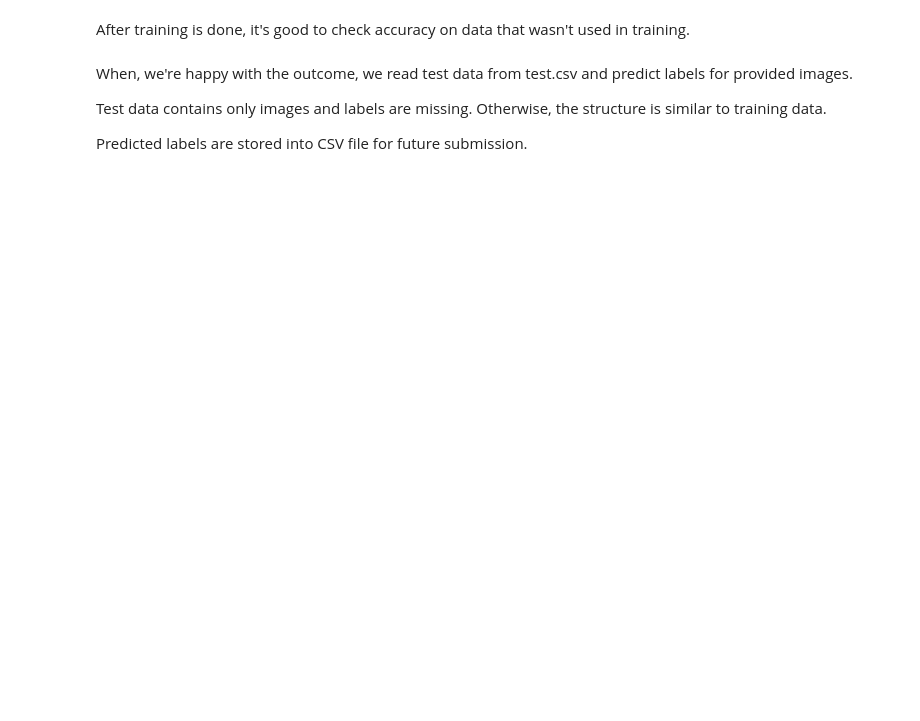
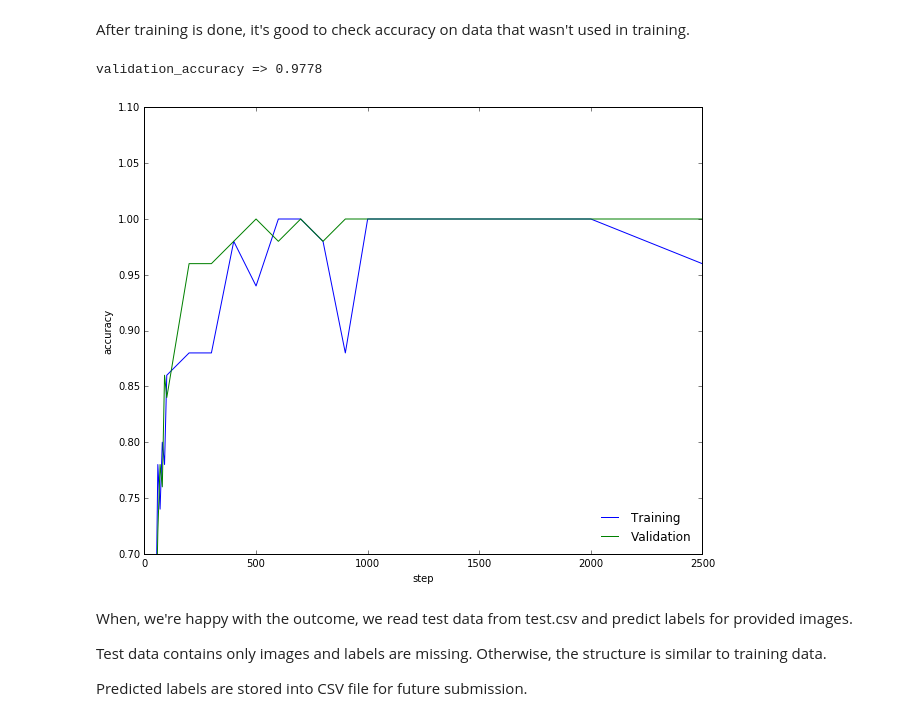
Before and after one commit to rsouza/MMD, a Jupyter notebook: notebooks/Ex02_Kaggle_Digits_Image_Processing.ipynb, the cells around one changed output. Cells and saved outputs as stored; diff of their text form; code cells hidden in the pictures; blank space fills up the shorter version.

```diff
--- a/notebooks/Ex02_Kaggle_Digits_Image_Processing.ipynb
+++ b/notebooks/Ex02_Kaggle_Digits_Image_Processing.ipynb
@@ -204,10 +214,7 @@ DROPOUT = 0.5
 BATCH_SIZE = 50
 
 # set to 0 to train on all available data
-VALIDATION_SIZE = X_testcv.shape[0]
-
-# image number to output
-IMAGE_TO_DISPLAY = 10
+VALIDATION_SIZE = X_test.shape[0]
 # %% [markdown]
 For most classification problems "one-hot vectors" are used. A one-hot vector is a vector that contains a single element equal to 1 and the rest of the elements equal to 0. In this case, the nth digit is represented as a zero vector with 1 in the nth position.
 # %%
@@ -245,0 +242,16 @@ print('validation_images({0[0]},{0[1]})'.format(validation_images.shape))
+# %%
+# split data into training & validation
+#validation_images = images[:VALIDATION_SIZE]
+#validation_labels = labels[:VALIDATION_SIZE]
+#train_images = images[VALIDATION_SIZE:]
+#train_labels = labels[VALIDATION_SIZE:]
+
+
+X_train, X_test, y_train, y_test = cross_validation.train_test_split(images,
+                                                                     labels,
+                                                                     test_size=0.4,
+                                                                     random_state=0)
+print('train images({0[0]},{0[1]})'.format(X_train.shape))
+print('validation images({0[0]},{0[1]})'.format(X_test.shape))
+print('train labels({})'.format(y_train.shape))
+print('validation labels({})'.format(y_test.shape))
@@ -413,13 +428,13 @@ This method is called stochastic training. It is cheaper, faster and gives much
 # %%
 epochs_completed = 0
 index_in_epoch = 0
-num_examples = X_traincv.shape[0]
+num_examples = X_train.shape[0]
 
 # serve data by batches
 def next_batch(batch_size):
 
-    global X_traincv
-    global y_traincv
+    global X_train
+    global y_train
     global index_in_epoch
     global epochs_completed
 
@@ -433,14 +448,14 @@ def next_batch(batch_size):
         # shuffle the data
         perm = np.arange(num_examples)
         np.random.shuffle(perm)
-        X_traincv = X_traincv[perm]
-        y_traincv = y_traincv[perm]
+        X_train = X_train[perm]
+        y_train = y_train[perm]
         # start next epoch
         start = 0
         index_in_epoch = batch_size
         assert batch_size <= num_examples
     end = index_in_epoch
-    return X_traincv[start:end], y_traincv[start:end]
+    return X_train[start:end], y_train[start:end]
 # %% [markdown]
 Now when all operations for every variable are defined in TensorFlow graph all computations will be performed outside Python environment.
 # %%
@@ -482,8 +497,8 @@ for i in range(TRAINING_ITERATIONS):
                                                   y_: batch_ys,
                                                   keep_prob: 1.0})
         if(VALIDATION_SIZE):
-            validation_accuracy = accuracy.eval(feed_dict={x: X_testcv[0:BATCH_SIZE],
-                                                           y_: y_testcv[0:BATCH_SIZE],
+            validation_accuracy = accuracy.eval(feed_dict={x: X_test[0:BATCH_SIZE],
+                                                           y_: y_test[0:BATCH_SIZE],
                                                            keep_prob: 1.0})
             print('training_accuracy / validation_accuracy => %.2f / %.2f for step %d'%(train_accuracy,
                                                                                         validation_accuracy,
@@ -505,17 +536,20 @@ After training is done, it's good to check accuracy on data that wasn't used in
 # %%
 # check final accuracy on validation set
 if(VALIDATION_SIZE):
-    validation_accuracy = accuracy.eval(feed_dict={x: validation_images,
-                                                   y_: validation_labels,
+    validation_accuracy = accuracy.eval(feed_dict={x: X_test,
+                                                   y_: y_test,
                                                    keep_prob: 1.0})
     print('validation_accuracy => %.4f'%validation_accuracy)
     plt.plot(x_range, train_accuracies,'-b', label='Training')
     plt.plot(x_range, validation_accuracies,'-g', label='Validation')
     plt.legend(loc='lower right', frameon=False)
     plt.ylim(ymax = 1.1, ymin = 0.7)
     plt.ylabel('accuracy')
     plt.xlabel('step')
     plt.show()
+# %% [output]
+validation_accuracy => 0.9778
+[figure, added]
 # %% [markdown]
 When, we're happy with the outcome, we read test data from test.csv and predict labels for provided images.
 
```
Also changed, not shown: parts of 19 cells of this notebook.
